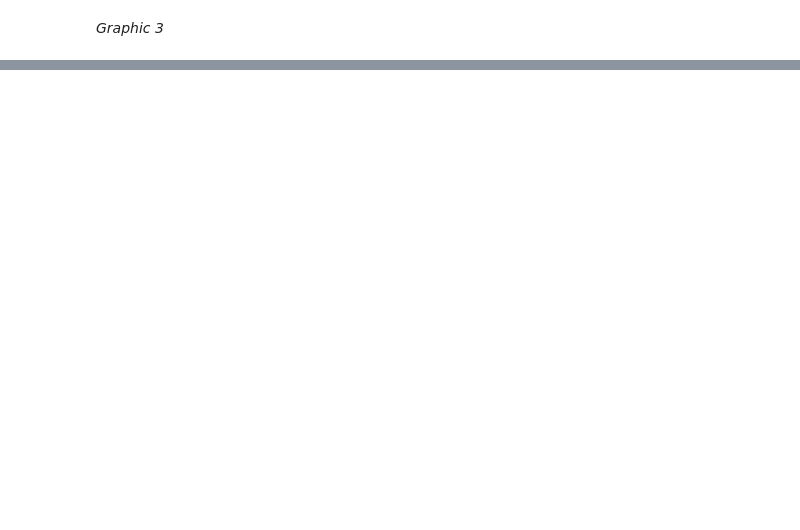
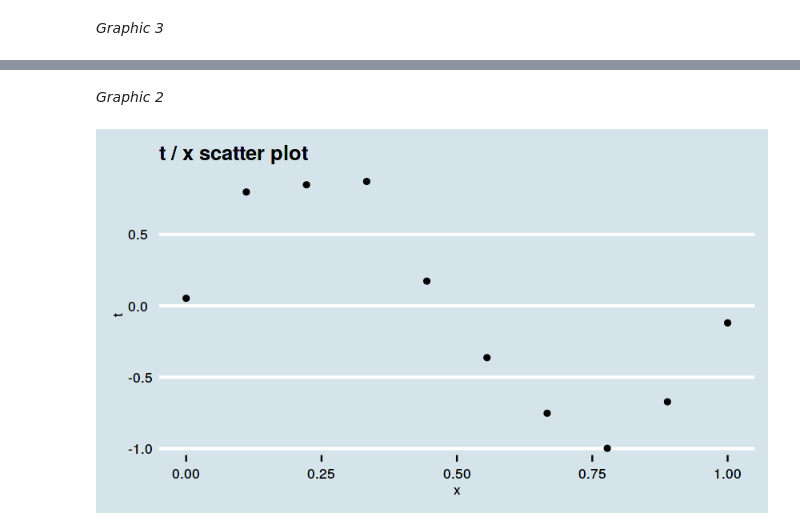
Before and after one commit to chpmoreno/BGSE-DS-SMIPS, a Jupyter notebook: lectures/Lectures_1_to_4.ipynb, the cells around one changed output, grey strips where cells are left out. Saved outputs shown, nothing was run; the diff lists cells and outputs as text; code cells hidden in the pictures; blank space fills up the shorter version.

```diff
--- a/lectures/Lectures_1_to_4.ipynb
+++ b/lectures/Lectures_1_to_4.ipynb
@@ -195,0 +203,27 @@ The following is basically the same programs with little changes for executing i
+# %%
+phix <- function(x, M, basis) {
+  if(basis == "poly"){
+    X <- matrix(NA, ncol = M + 1, nrow = length(x))
+    for(i in 0:M) {
+      X[ , i + 1] <- x ^ i
+    }
+  }
+  if(basis == "gauss") {
+    means <- seq(0, 1, by = 1/M)
+    X <- matrix(NA, ncol = M, nrow = length(x))
+    for(i in 1:M) {
+      X[, i] <- exp(-((x - means[i]) ^ 2) / 0.2)
+    }
+  }
+  return(X)
+}
+
+post.params <- function(training_data, M, basis_type, phix, delta, q){
+  lambda   <- delta/q
+  t_vector <- training_data$t
+  x        <- training_data$x
+  X        <- phix(x, M, basis_type)
+  w        <- solve(lambda * diag(1, ncol(X), ncol(X)) + (t(X) %*% X)) %*% t(X) %*% t_vector
+  Q        <- q * (lambda * diag(1, ncol(X), ncol(X)) + (t(X) %*% X))
+  return(ls = list(w=w, Q = Q))
+}
@@ -195,0 +287,7 @@ The following is basically the same programs with little changes for executing i
+# %% [markdown]
+*Graphic 2*
+# %%
+options(repr.plot.width=7, repr.plot.height=4)
+print(plot_data)
+# %% [output]
+[figure, added]
```
Also changed, not shown: parts of 15 cells of this notebook.
